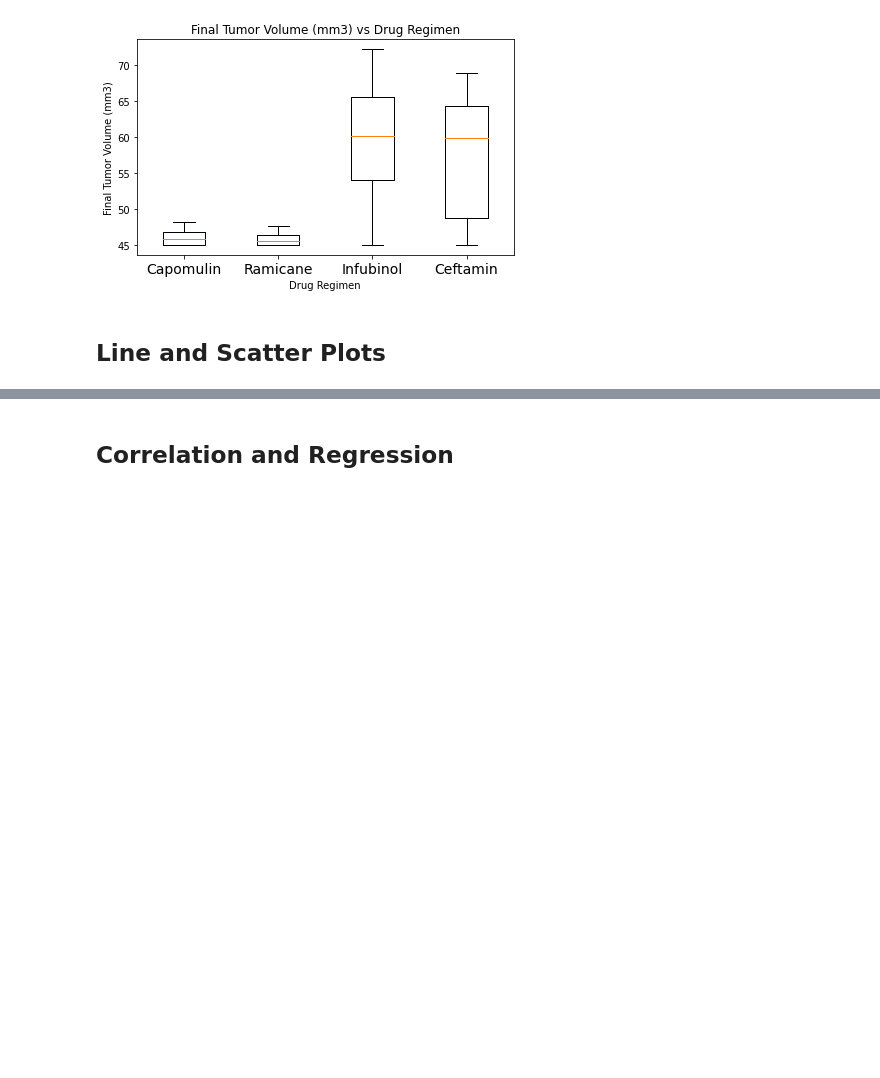
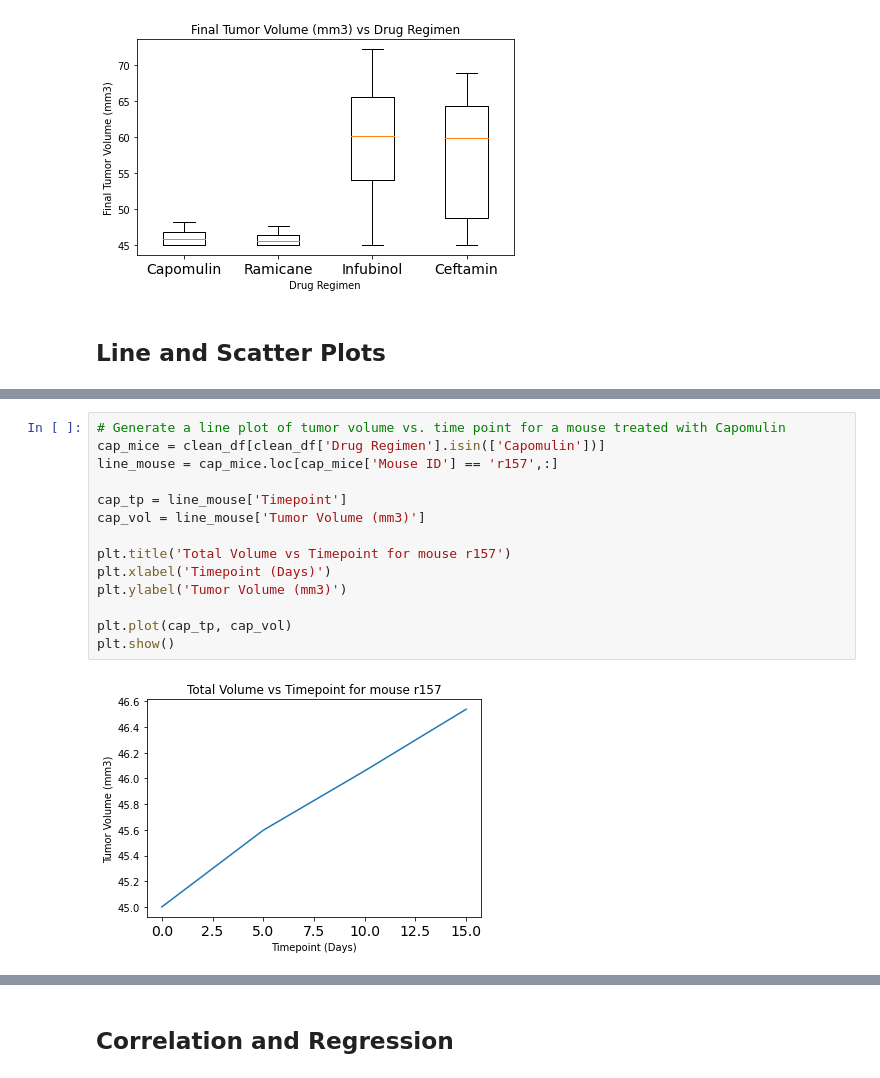
Before and after one commit to hills072/Matplotlib-pymaceuticals, a Jupyter notebook: matplotlib/matplotlib_starter.ipynb, the cells around one changed output, grey strips where cells are left out. Saved outputs shown, nothing was run; the diff lists cells and outputs as text; blank space fills up the shorter version.

```diff
--- a/matplotlib/matplotlib_starter.ipynb
+++ b/matplotlib/matplotlib_starter.ipynb
@@ -392,2 +376,18 @@ plt.show()
+# %%
+# Generate a line plot of tumor volume vs. time point for a mouse treated with Capomulin
+cap_mice = clean_df[clean_df['Drug Regimen'].isin(['Capomulin'])]
+line_mouse = cap_mice.loc[cap_mice['Mouse ID'] == 'r157',:]
+
+cap_tp = line_mouse['Timepoint']
+cap_vol = line_mouse['Tumor Volume (mm3)']
+
+plt.title('Total Volume vs Timepoint for mouse r157')
+plt.xlabel('Timepoint (Days)')
+plt.ylabel('Tumor Volume (mm3)')
+
+plt.plot(cap_tp, cap_vol)
+plt.show()
+# %% [output]
+[figure, added]
 # %%
 # Generate a scatter plot of average tumor volume vs. mouse weight for the Capomulin regimen
```
Also changed, not shown: parts of 4 cells of this notebook.
